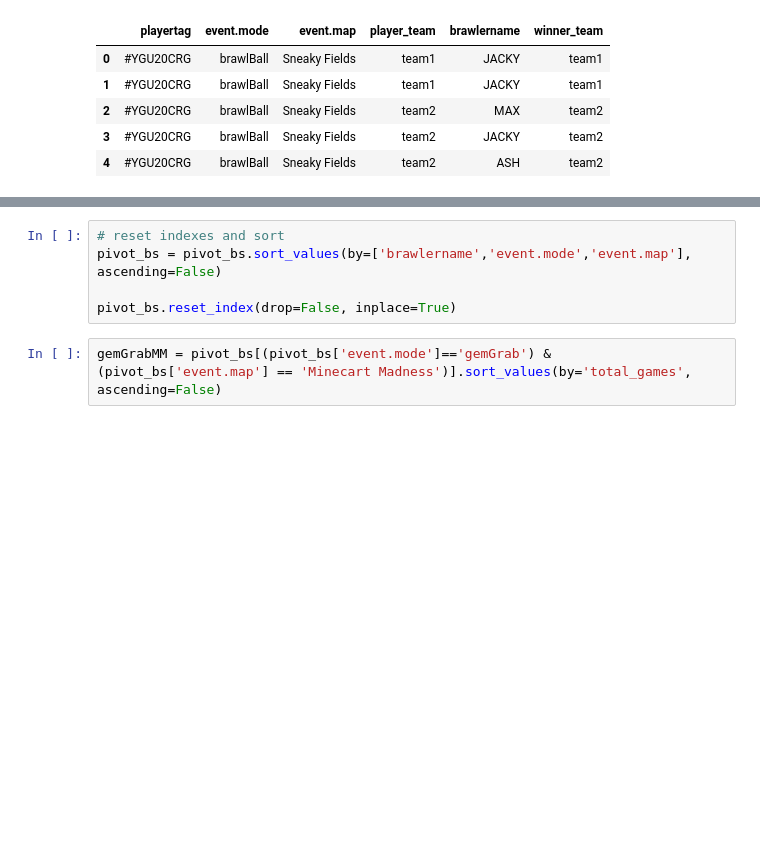
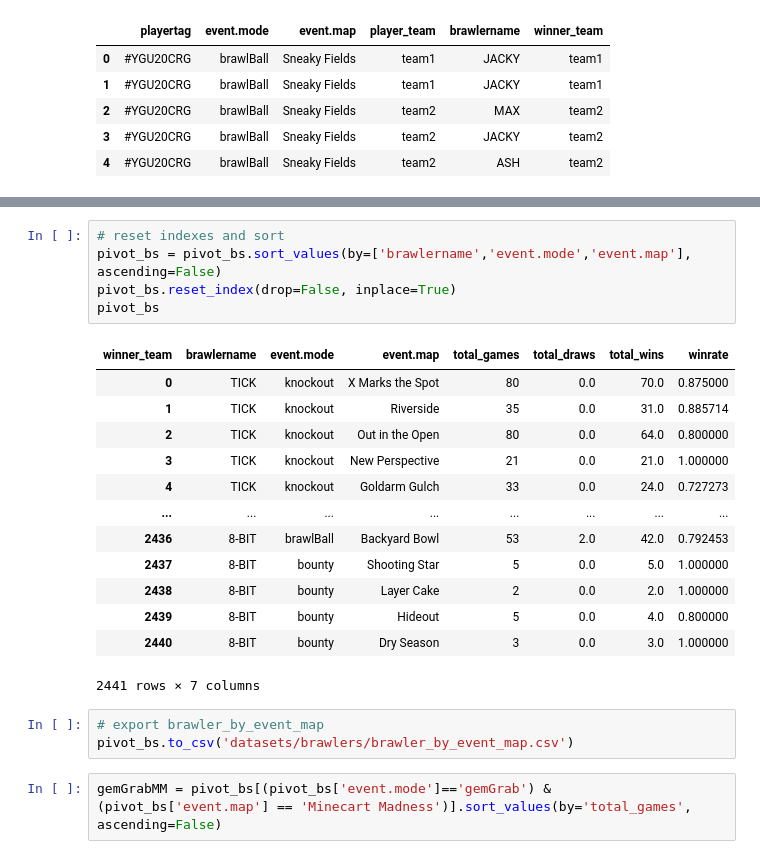
Before and after one commit to aquinteros/BrawlStars_Analytics, a Jupyter notebook: brawlstars_model_gamemode.ipynb, the cells around one changed output, grey strips where cells are left out. Saved outputs shown, nothing was run; the diff lists cells and outputs as text; blank space fills up the shorter version.

```diff
--- a/brawlstars_model_gamemode.ipynb
+++ b/brawlstars_model_gamemode.ipynb
@@ -180,8 +172,25 @@ pivot_bs.head()
 # %%
 # reset indexes and sort
 pivot_bs = pivot_bs.sort_values(by=['brawlername','event.mode','event.map'], ascending=False)
-
 pivot_bs.reset_index(drop=False, inplace=True)
+pivot_bs
+# %% [output]
+| winner_team | brawlername | event.mode | event.map | total_games | total_draws | total_wins | winrate |
+| 0 | TICK | knockout | X Marks the Spot | 80 | 0.0 | 70.0 | 0.875000 |
+| 1 | TICK | knockout | Riverside | 35 | 0.0 | 31.0 | 0.885714 |
+| 2 | TICK | knockout | Out in the Open | 80 | 0.0 | 64.0 | 0.800000 |
+| 3 | TICK | knockout | New Perspective | 21 | 0.0 | 21.0 | 1.000000 |
+| 4 | TICK | knockout | Goldarm Gulch | 33 | 0.0 | 24.0 | 0.727273 |
+| ... | ... | ... | ... | ... | ... | ... | ... |
+| 2436 | 8-BIT | brawlBall | Backyard Bowl | 53 | 2.0 | 42.0 | 0.792453 |
+| 2437 | 8-BIT | bounty | Shooting Star | 5 | 0.0 | 5.0 | 1.000000 |
+| 2438 | 8-BIT | bounty | Layer Cake | 2 | 0.0 | 2.0 | 1.000000 |
+| 2439 | 8-BIT | bounty | Hideout | 5 | 0.0 | 4.0 | 0.800000 |
+| 2440 | 8-BIT | bounty | Dry Season | 3 | 0.0 | 3.0 | 1.000000 |
+2441 rows × 7 columns
+# %%
+# export brawler_by_event_map
+pivot_bs.to_csv('datasets/brawlers/brawler_by_event_map.csv')
 # %%
 gemGrabMM = pivot_bs[(pivot_bs['event.mode']=='gemGrab') & (pivot_bs['event.map'] == 'Minecart Madness')].sort_values(by='total_games', ascending=False)
 # %%
```
Also changed, not shown: parts of 8 cells of this notebook, 12 other files.
